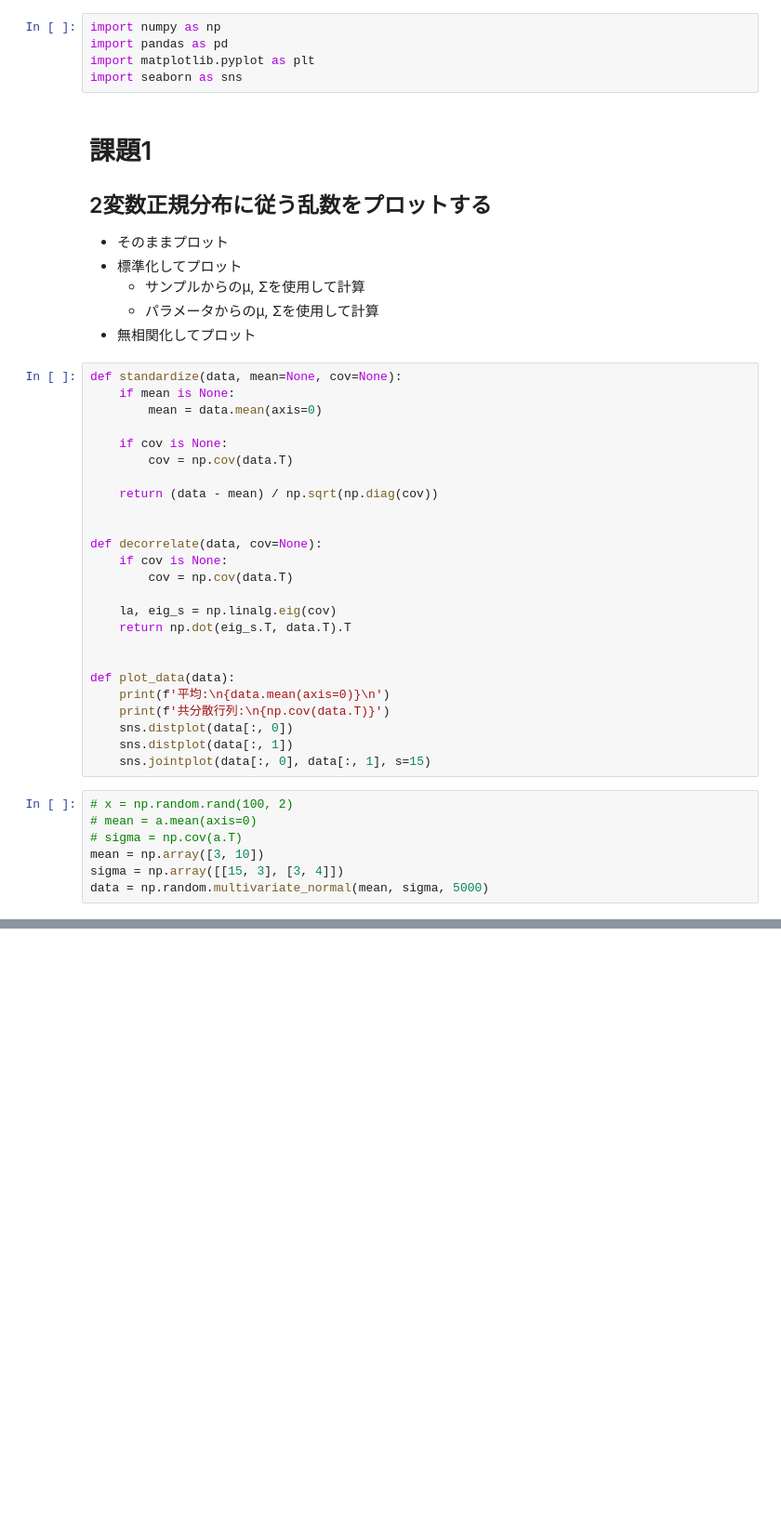
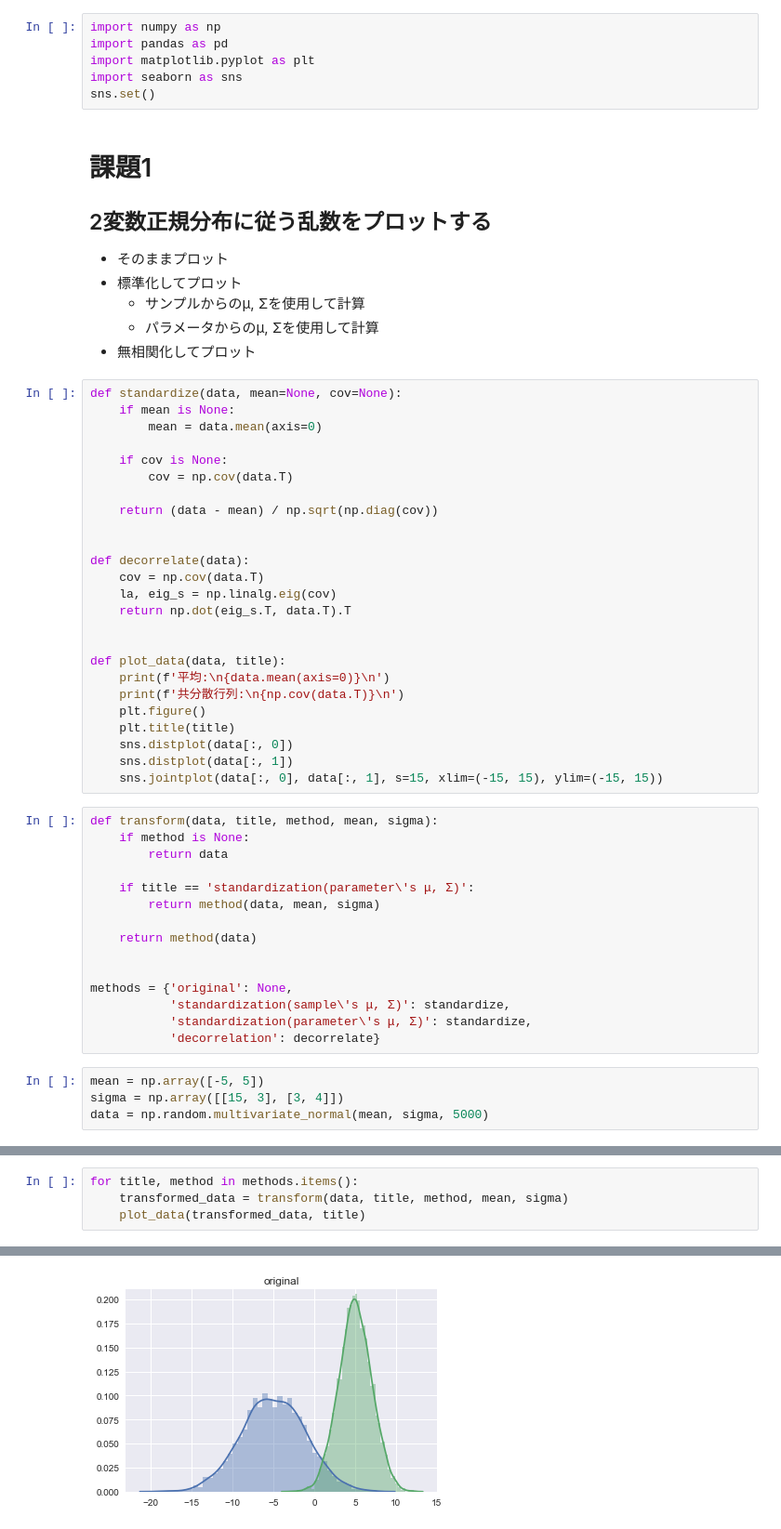
Before and after one commit to fukakeng/MlProgrammingStudy, a Jupyter notebook: hazipata/11_29_homework.ipynb, the cells around one changed output, grey strips where cells are left out. Shown: that part at 93% size. Saved outputs shown, nothing was run; the diff lists cells and outputs as text; blank space fills up the shorter version.

```diff
--- a/hazipata/11_29_homework.ipynb
+++ b/hazipata/11_29_homework.ipynb
@@ -3,6 +3,7 @@ import numpy as np
 import pandas as pd
 import matplotlib.pyplot as plt
 import seaborn as sns
+sns.set()
 # %% [markdown]
 # 課題1
 ## 2変数正規分布に従う乱数をプロットする
@@ -22,24 +23,36 @@ def standardize(data, mean=None, cov=None):
     return (data - mean) / np.sqrt(np.diag(cov))
 
 
-def decorrelate(data, cov=None):
-    if cov is None:
-        cov = np.cov(data.T)
-
+def decorrelate(data):
+    cov = np.cov(data.T)
     la, eig_s = np.linalg.eig(cov)
     return np.dot(eig_s.T, data.T).T
 
 
-def plot_data(data):
+def plot_data(data, title):
     print(f'平均:\n{data.mean(axis=0)}\n')
-    print(f'共分散行列:\n{np.cov(data.T)}')
+    print(f'共分散行列:\n{np.cov(data.T)}\n')
+    plt.figure()
+    plt.title(title)
     sns.distplot(data[:, 0])
     sns.distplot(data[:, 1])
-    sns.jointplot(data[:, 0], data[:, 1], s=15)
+    sns.jointplot(data[:, 0], data[:, 1], s=15, xlim=(-15, 15), ylim=(-15, 15))
+# %%
+def transform(data, title, method, mean, sigma):
+    if method is None:
+        return data
+
+    if title == 'standardization(parameter\'s μ, Σ)':
+        return method(data, mean, sigma)
+
+    return method(data)
+
+
+methods = {'original': None,
+           'standardization(sample\'s μ, Σ)': standardize,
+           'standardization(parameter\'s μ, Σ)': standardize,
+           'decorrelation': decorrelate}
 # %%
-# x = np.random.rand(100, 2)
-# mean = a.mean(axis=0)
-# sigma = np.cov(a.T)
-mean = np.array([3, 10])
+mean = np.array([-5, 5])
 sigma = np.array([[15, 3], [3, 4]])
 data = np.random.multivariate_normal(mean, sigma, 5000)
@@ -97,0 +59,5 @@ plot_data(decorrelated_data)
+# %%
+for title, method in methods.items():
+    transformed_data = transform(data, title, method, mean, sigma)
+    plot_data(transformed_data, title)
+# %% [output]
@@ -97,0 +90 @@ plot_data(decorrelated_data)
+[figure, added]
```
Also changed, not shown: parts of 2 cells of this notebook.
